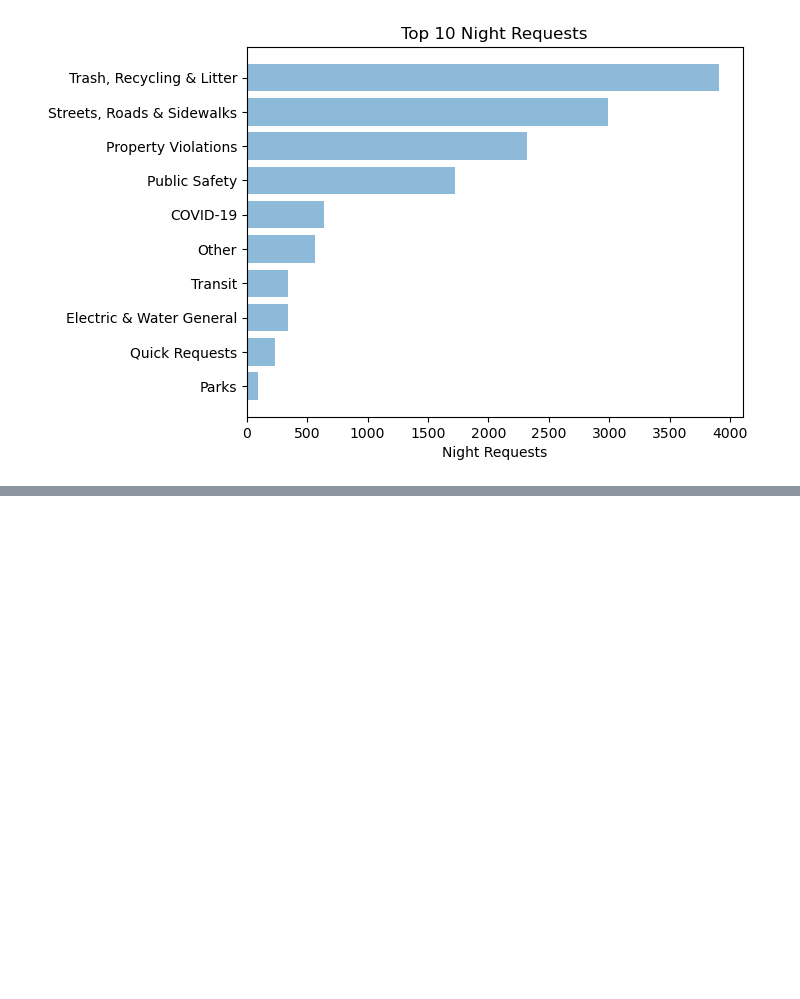
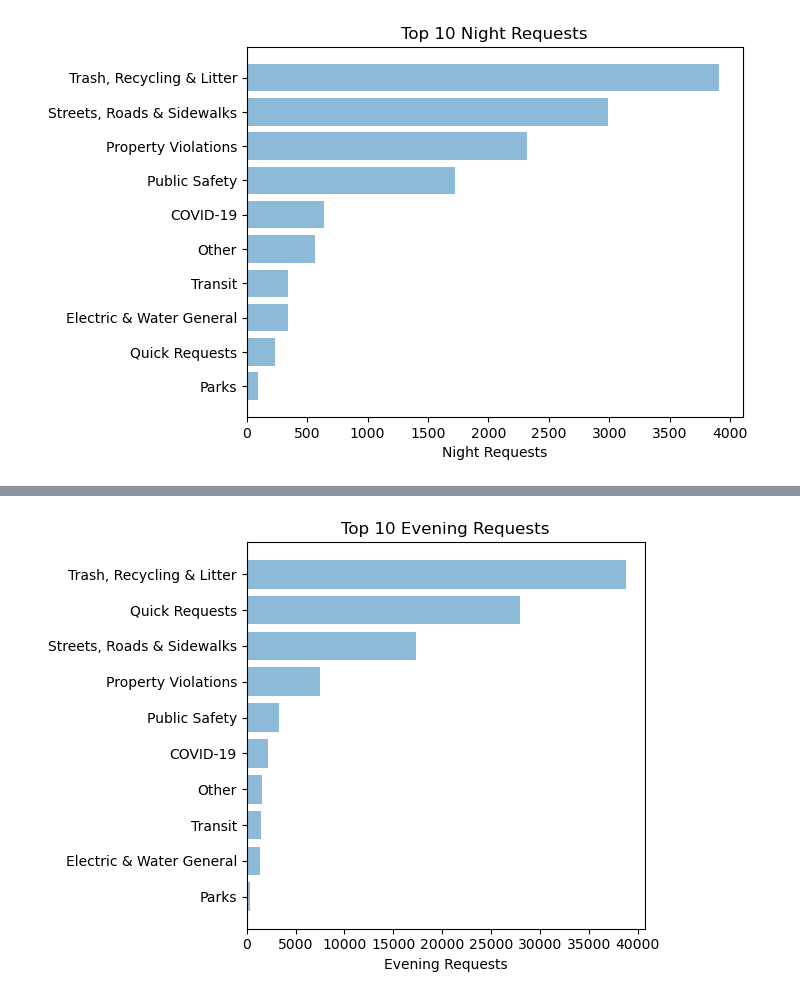
Before and after one commit to bensdata/hubnashville-bobcat, a Jupyter notebook: notebooks/hub_Nashville_311.ipynb, the cells around one changed output, grey strips where cells are left out. Cells and saved outputs as stored; diff of their text form; code cells hidden in the pictures; blank space fills up the shorter version.

```diff
--- a/notebooks/hub_Nashville_311.ipynb
+++ b/notebooks/hub_Nashville_311.ipynb
@@ -519,0 +545,4 @@ array([0, 1, 2, 3, 4, 5, 6, 7, 8, 9])
+# %%
+plot_requests(groupped_request=evening_groupped_request, time_block='Evening', top_n=top_n)
+# %% [output]
+[figure, added]
```
Also changed, not shown: parts of 16 cells of this notebook, 5 other files.
